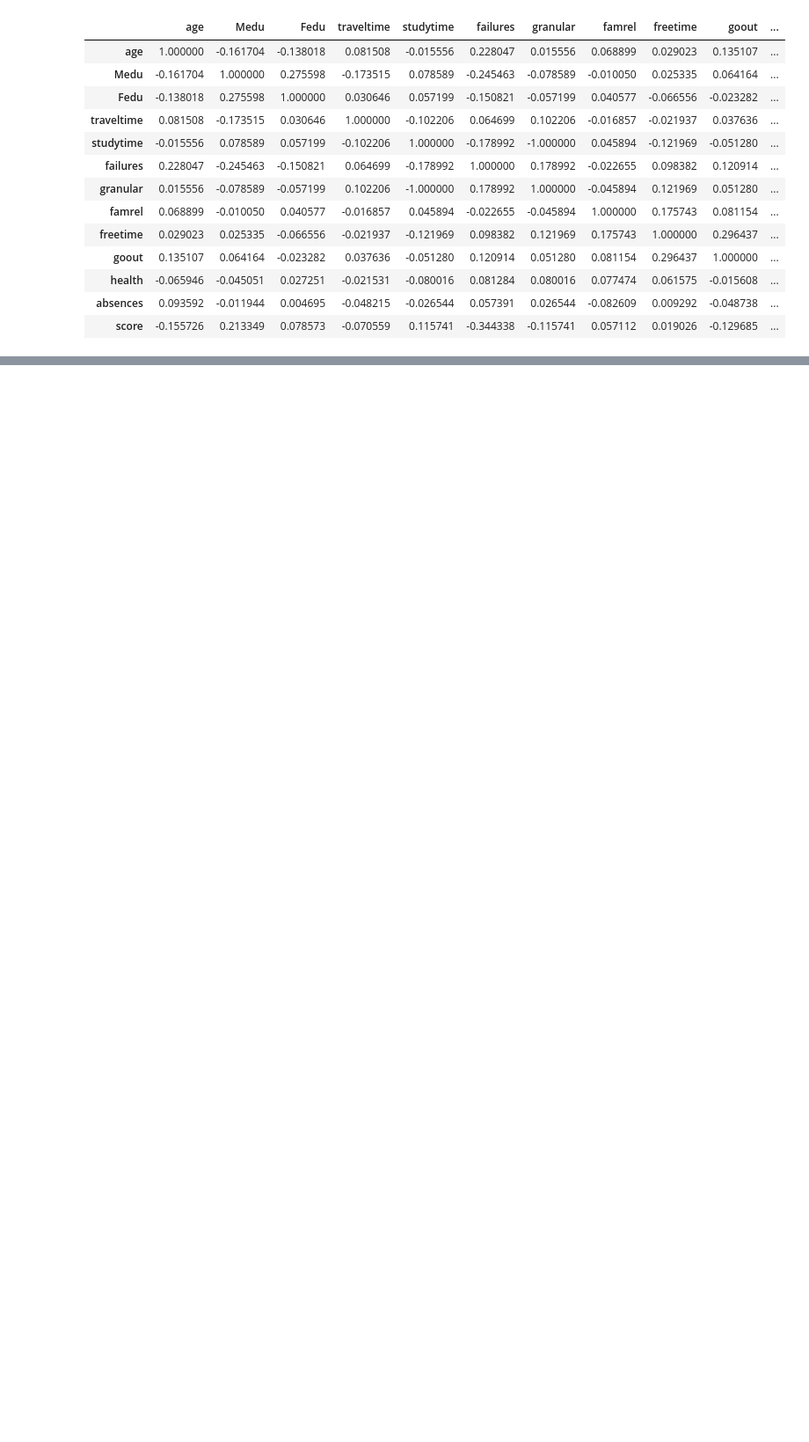
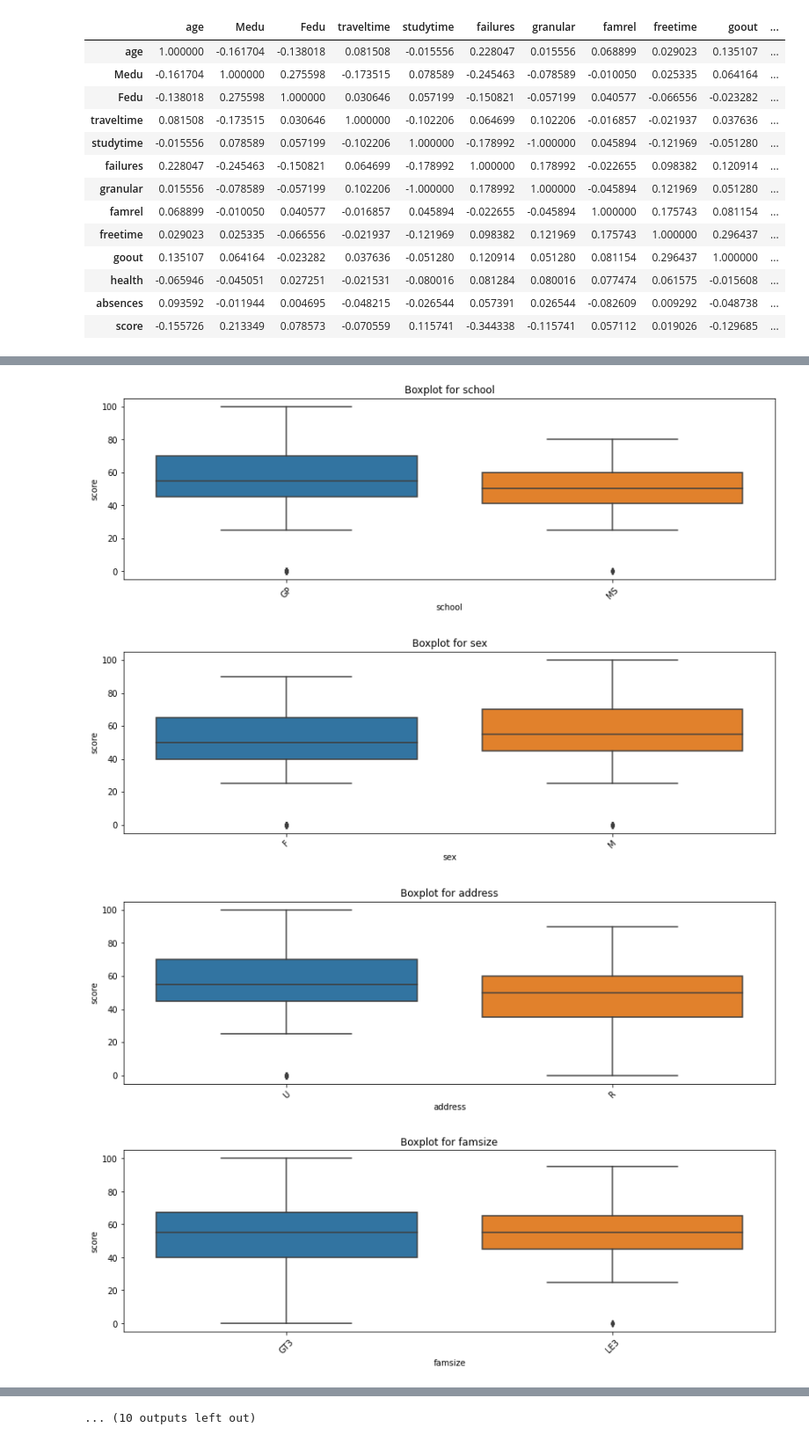
Before and after one commit to mculab64/projects, a Jupyter notebook: module_2/EDA.ipynb, the cells around one changed output, grey strips where cells are left out. Shown at 88% size. Drawn from its saved outputs; the diff is of its cells as text; code cells hidden in the pictures; blank space fills up the shorter version.

```diff
--- a/module_2/EDA.ipynb
+++ b/module_2/EDA.ipynb
@@ -106,0 +226,3 @@ stud_math.corr()
+# %%
+for col in obj_column:
+    na_count(col)
@@ -106,0 +247,3 @@ stud_math.corr()
+# %%
+for col in obj_column:
+    unique_values(col)
@@ -106,0 +268,11 @@ stud_math.corr()
+# %%
+for col in obj_column:
+    fill_na_mode(stud_math[col])
+# %%
+for col in obj_column:
+    get_boxplot(col)
+# %% [output]
+[figure, added]
+[figure, added]
+[figure, added]
+[figure, added]
@@ -106,0 +287 @@ stud_math.corr()
+... (10 outputs left out)
```
Also changed, not shown: parts of 35 cells of this notebook, 1 other file.
